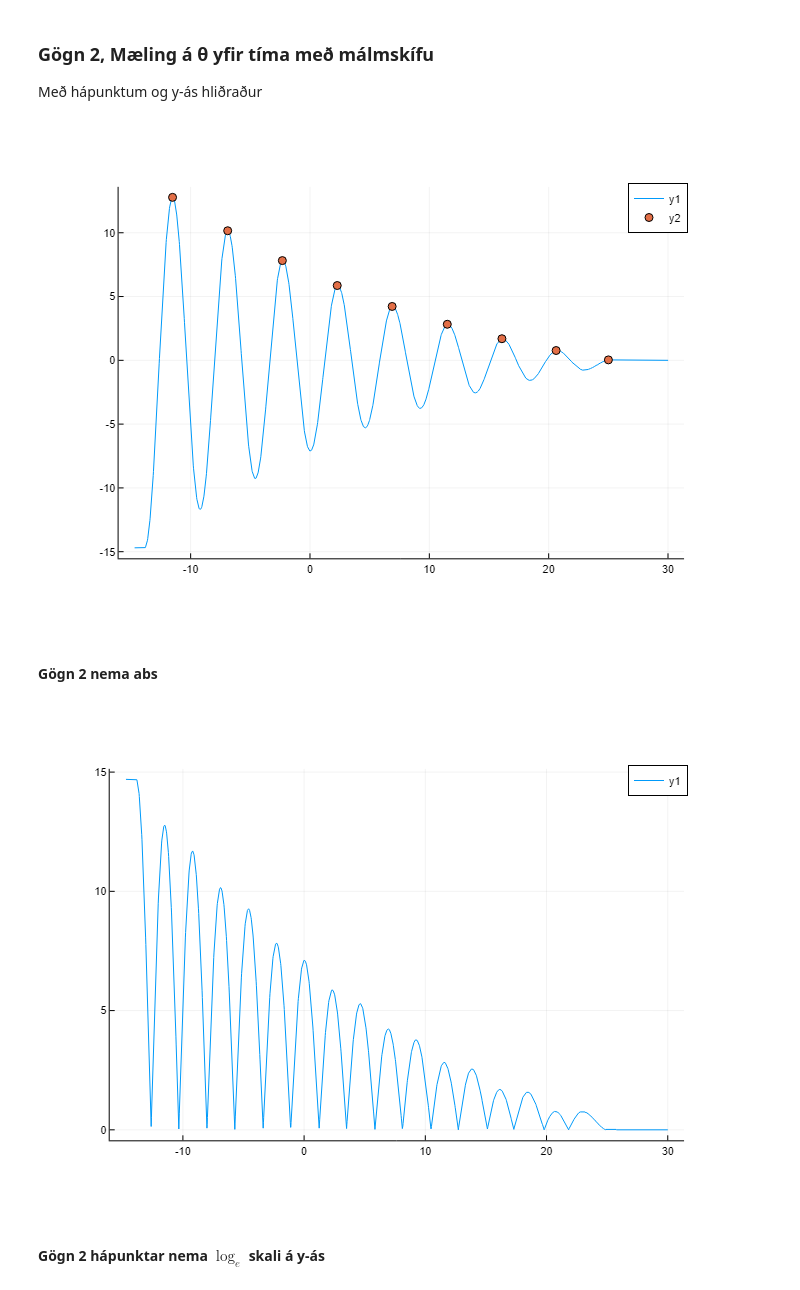
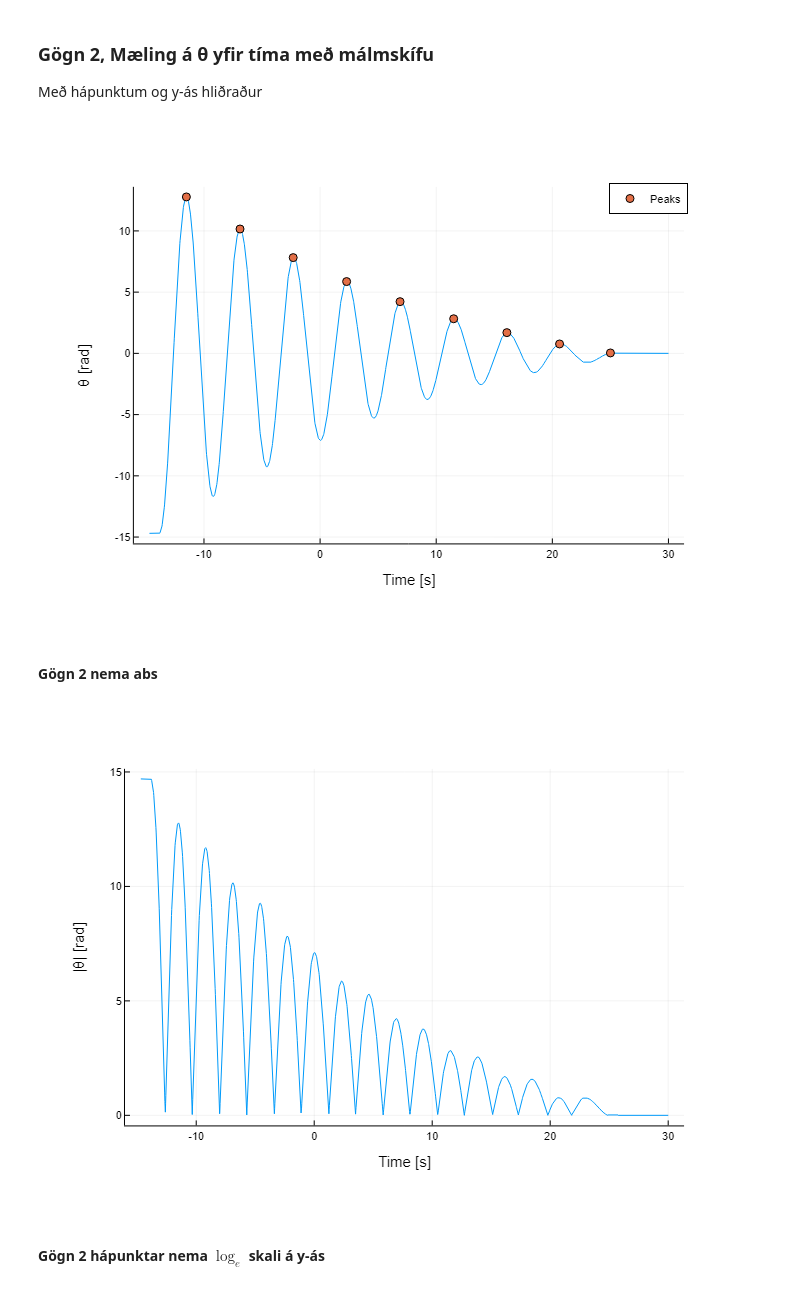
Before and after one commit to AwesomeQuest/verklegt3, a Jupyter notebook: notebook.ipynb, the cells around one changed output. Cells and saved outputs as stored; diff of their text form; code cells hidden in the pictures.

Commit message:
add legend and labels plus a bit for next commit

```diff
--- a/notebook.ipynb
+++ b/notebook.ipynb
@@ -30,20 +36,27 @@ data2 = CSV.read("data2.csv", DataFrame)
 
 data2 = data2 .- data2[end,2]
 
-plot(data2[!,1], data2[!,2])
+plot(data2[!,1], data2[!,2],
+	xlabel = "Time [s]",
+	ylabel = "θ [rad]",
+	labels = :none)
 
 peaks = findmaxima(data2[!,2])
 peaks = peaks[1][peaks[2] .> -10]
 
-scatter!(data2[peaks,1],data2[peaks,2])
+scatter!(data2[peaks,1],data2[peaks,2],
+		labels = "Peaks")
 # %% [output]
-[figure, old version]
+[figure, new version]
 # %% [markdown]
 #### Gögn 2 nema abs
 # %%
-plot(data2[!,1], abs.(data2[!,2]))
+plot(data2[!,1], abs.(data2[!,2]),
+xlabel = "Time [s]",
+ylab = "|θ| [rad]",
+labels = :none)
 # %% [output]
-[figure, old version]
+[figure, new version]
 # %% [markdown]
 #### Gögn 2 hápunktar nema $\log_e$ skali á y-ás
 # %%
```
Also changed, not shown: parts of 11 cells of this notebook.
